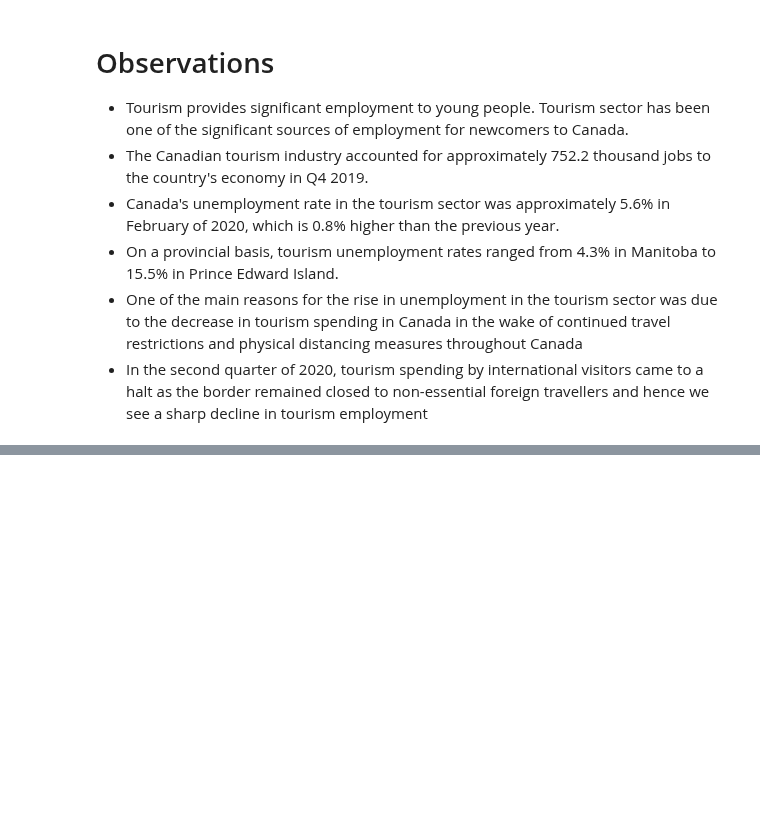
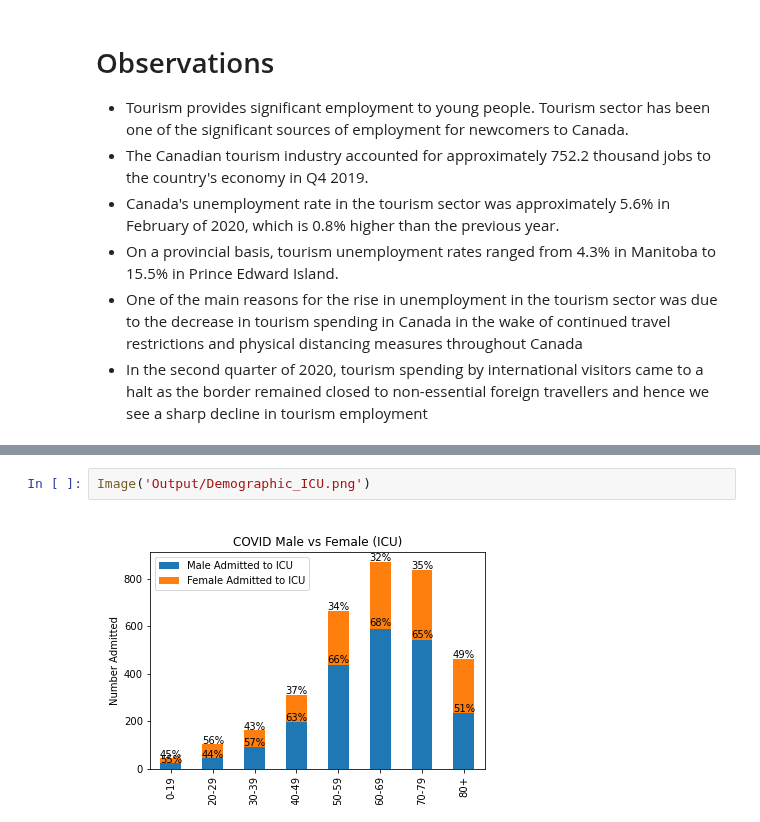
Before and after one commit to chenghaohan/Team_Anti-COVID_Project1, a Jupyter notebook: Final Data Analysis.ipynb, the cells around one changed output, grey strips where cells are left out. Drawn from its saved outputs; the diff is of its cells as text; blank space fills up the shorter version.

```diff
--- a/Final Data Analysis.ipynb
+++ b/Final Data Analysis.ipynb
@@ -98,0 +116,4 @@ Image("Output/Tourism Employment in Canada.png")
+# %%
+Image('Output/Demographic_ICU.png')
+# %% [output]
+[figure, added]
```
Also changed, not shown: parts of 7 cells of this notebook.
